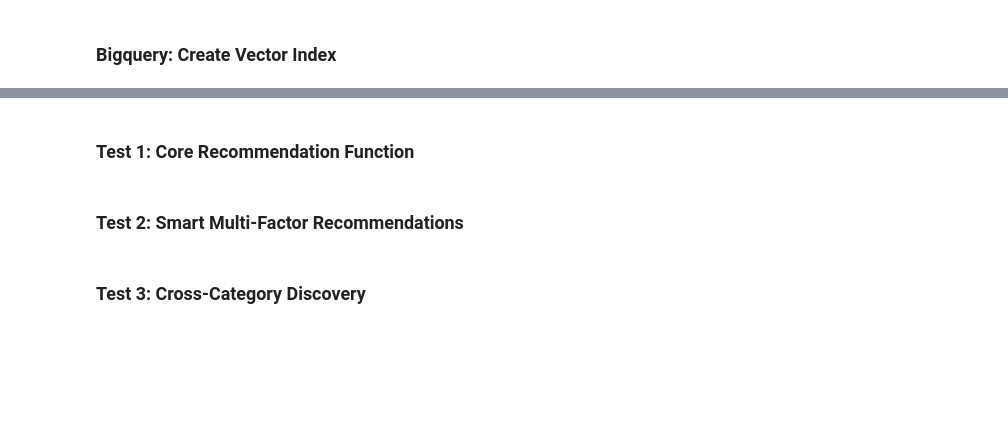
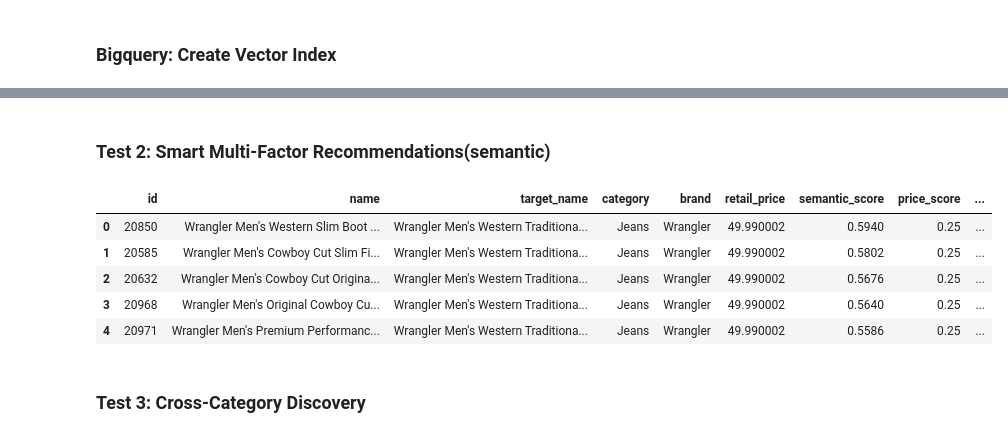
Before and after one commit to AlwaysSany/bigquery-hackathon, a Jupyter notebook: Setup_Table_Analysis_with_Bigquery.ipynb, the cells around one changed output, grey strips where cells are left out. Cells and saved outputs as stored; diff of their text form; code cells hidden in the pictures; blank space fills up the shorter version.

```diff
--- a/Setup_Table_Analysis_with_Bigquery.ipynb
+++ b/Setup_Table_Analysis_with_Bigquery.ipynb
@@ -156,2 +220,0 @@ LIMIT 5;
-# %% [markdown]
-### Test 1: Core Recommendation Function
@@ -183,37 +221,48 @@ SELECT * FROM similar_products;
 # %% [markdown]
-### Test 2: Smart Multi-Factor Recommendations
+### Test 2: Smart Multi-Factor Recommendations(semantic)
 # %%
 %%bigquery
 WITH target_product AS (
   SELECT
     embedding, retail_price, category, brand, name as target_name
   FROM `bigquery-hackathon-471715.thelook_ecommerce.product_embeddings_clean`
   WHERE id = 21018
 ),
 smart_recommendations AS (
   SELECT
-    p.id, p.name, t.target_name,
-    p.category, p.brand, p.retail_price,
+    p.id,
+    p.name,
+    t.target_name,
+    p.category,
+    p.brand,
+    p.retail_price,
     ROUND((1 - COSINE_DISTANCE(t.embedding, p.embedding)), 3) * 0.6 AS semantic_score,
     ROUND((1 - ABS(p.retail_price - t.retail_price) / GREATEST(p.retail_price, t.retail_price)), 3) * 0.25 AS price_score,
     CASE WHEN p.category = t.category THEN 0.1 ELSE 0 END AS category_bonus,
     CASE WHEN p.brand = t.brand THEN 0.05 ELSE 0 END AS brand_bonus
   FROM `bigquery-hackathon-471715.thelook_ecommerce.product_embeddings_clean` p
   CROSS JOIN target_product t
   WHERE p.id != 21018
 )
 SELECT *,
   ROUND((semantic_score + price_score + category_bonus + brand_bonus), 3) AS total_score,
   CASE
     WHEN category_bonus > 0 AND brand_bonus > 0 THEN 'Perfect Match'
     WHEN category_bonus > 0 THEN 'Same Category'
     WHEN brand_bonus > 0 THEN 'Same Brand'
     WHEN semantic_score > 0.4 THEN 'Semantically Similar'
     ELSE 'Alternative'
   END AS match_type
 FROM smart_recommendations
 ORDER BY total_score DESC
-LIMIT 8;
+LIMIT 5;
+# %% [output]
+|  | id | name | target_name | category | brand | retail_price | semantic_score | price_score | ... |
+| 0 | 20850 | Wrangler Men's Western Slim Boot ... | Wrangler Men's Western Traditiona... | Jeans | Wrangler | 49.990002 | 0.5940 | 0.25 | ... |
+| 1 | 20585 | Wrangler Men's Cowboy Cut Slim Fi... | Wrangler Men's Western Traditiona... | Jeans | Wrangler | 49.990002 | 0.5802 | 0.25 | ... |
+| 2 | 20632 | Wrangler Men's Cowboy Cut Origina... | Wrangler Men's Western Traditiona... | Jeans | Wrangler | 49.990002 | 0.5676 | 0.25 | ... |
+| 3 | 20968 | Wrangler Men's Original Cowboy Cu... | Wrangler Men's Western Traditiona... | Jeans | Wrangler | 49.990002 | 0.5640 | 0.25 | ... |
+| 4 | 20971 | Wrangler Men's Premium Performanc... | Wrangler Men's Western Traditiona... | Jeans | Wrangler | 49.990002 | 0.5586 | 0.25 | ... |
 # %% [markdown]
 ### Test 3: Cross-Category Discovery
 # %%
```
Also changed, not shown: parts of 27 cells of this notebook.
